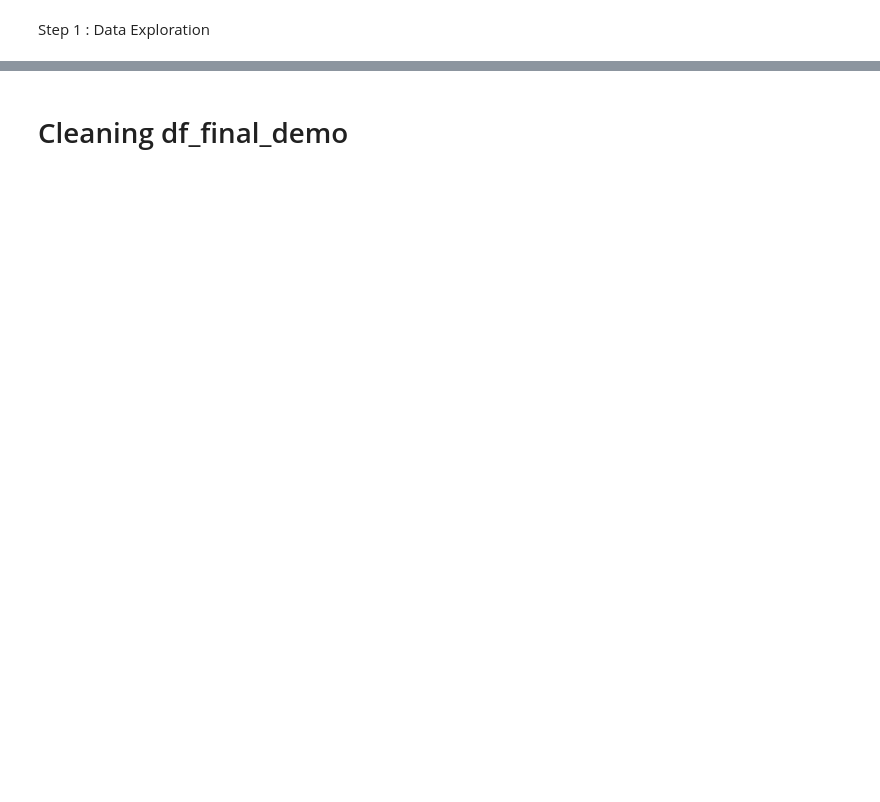
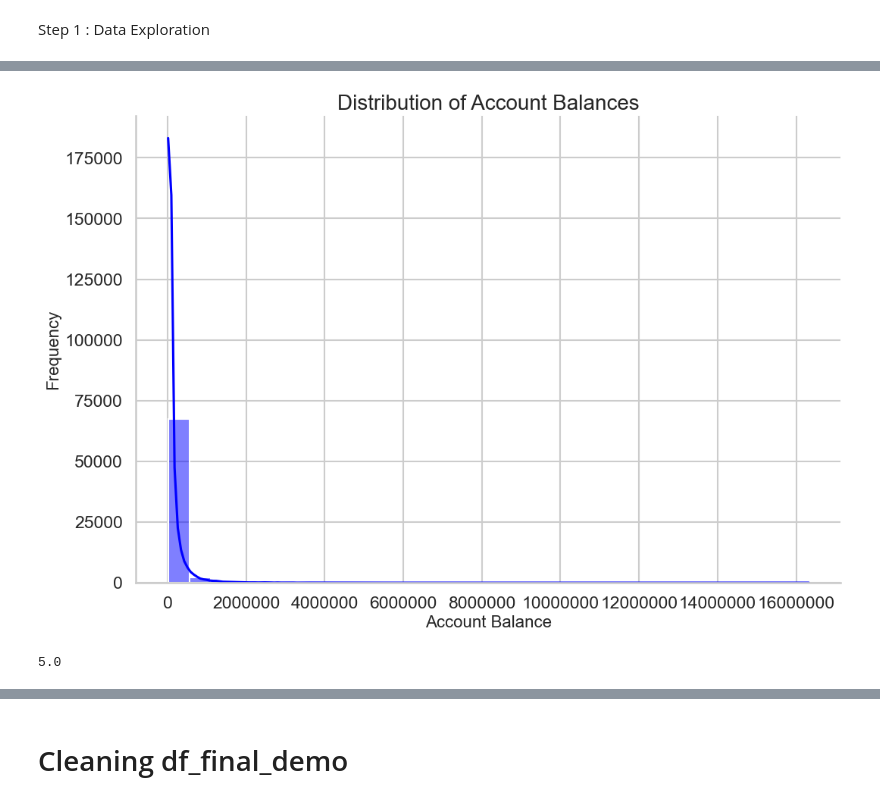
Before and after one commit to Josepdmo/PROJECT2, a Jupyter notebook: EXPLORATORY.ipynb, the cells around one changed output, grey strips where cells are left out. Saved outputs shown, nothing was run; the diff lists cells and outputs as text; code cells hidden in the pictures; blank space fills up the shorter version.

```diff
--- a/EXPLORATORY.ipynb
+++ b/EXPLORATORY.ipynb
@@ -36,3 +171,40 @@ sns.barplot(x=df_final_demo.index, y=df_final_demo["num_accts"], palette="Set2")
+# %%
+
+from matplotlib.ticker import ScalarFormatter
+
+# Define the number of bins
+bins = 30
+
+# Set the style and context for better aesthetics
+sns.set_style("whitegrid")
+sns.set_context("talk")
+
+# Create the histogram plot
+plt.figure(figsize=(12, 8))
+sns.histplot(df_final_demo['bal'], kde=True, bins=bins, color="blue")
+
+# Add titles and labels
+plt.title('Distribution of Account Balances', fontsize=20)
+plt.xlabel('Account Balance', fontsize=16)
+plt.ylabel('Frequency', fontsize=16)
+
+# Customize the grid and remove the top and right spines
+sns.despine()
+
+# Remove scientific notation on the x-axis
+plt.gca().xaxis.set_major_formatter(ScalarFormatter(useOffset=False))
+plt.ticklabel_format(style='plain', axis='x')
+
+# Show the plot
+plt.show()
+# %% [output]
+[figure, added]
+# %%
+# Identify primary clients based on logons_6_mnth
+median_logons = df_final_demo['logons_6_mnth'].median()
+median_logons
+# %% [output]
+5.0
 # %%
 # Assuming primary clients are those who logged on more frequently than the median number of logons
 primary_clients = df_final_demo[df_final_demo['logons_6_mnth'] > median_logons]
```
Also changed, not shown: parts of 31 cells of this notebook.
